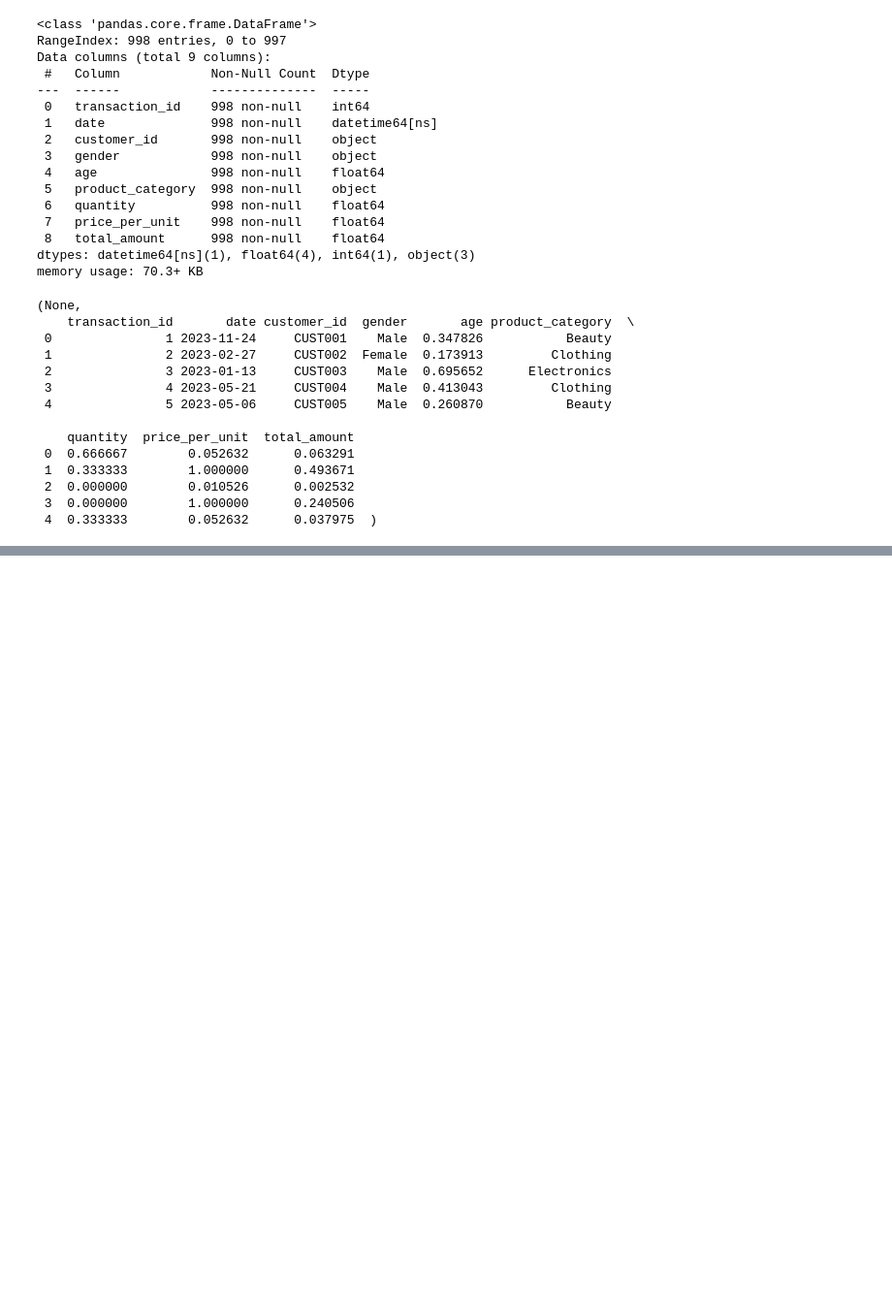
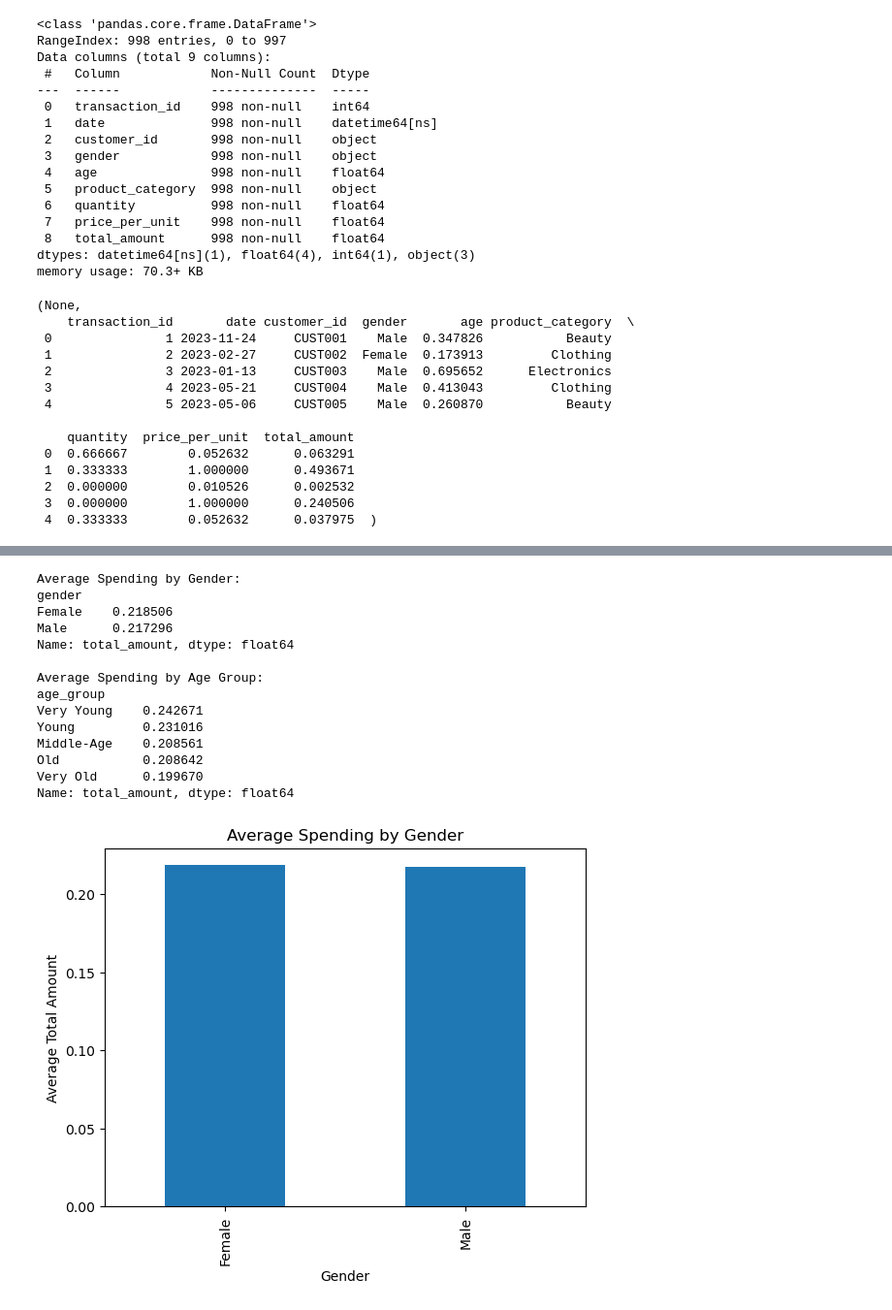
Before and after one commit to tazeenq/team27_project, a Jupyter notebook: src/project_code.ipynb, the cells around one changed output, grey strips where cells are left out. Shown at 97% size. Drawn from its saved outputs; the diff is of its cells as text; code cells hidden in the pictures; blank space fills up the shorter version.

```diff
--- a/src/project_code.ipynb
+++ b/src/project_code.ipynb
@@ -116,0 +205,37 @@ memory usage: 70.3+ KB
+# %%
+#Defining age groups
+normalized_dataset['age_group'] = pd.cut(normalized_dataset['age'], bins=5, labels=['Very Young', 'Young', 'Middle-Age', 'Old', 'Very Old'])
+
+#Aggregate total_amount by gender
+gender_avg = normalized_dataset.groupby('gender')['total_amount'].mean()
+print("Average Spending by Gender:")
+print(gender_avg)
+
+#Aggregate total_amount by age group
+age_group_avg = normalized_dataset.groupby('age_group')['total_amount'].mean()
+print("\nAverage Spending by Age Group:")
+print(age_group_avg)
+
+#Creating a bar plot for gender averages
+gender_avg.plot(kind='bar', title="Average Spending by Gender", ylabel="Average Total Amount", xlabel="Gender")
+plt.show()
+
+#Creating a bar plot for age group averages
+age_group_avg.plot(kind='bar', title="Average Spending by Age Group", ylabel="Average Total Amount", xlabel="Age Group")
+plt.show()
+# %% [output]
+Average Spending by Gender:
+gender
+Female    0.218506
+Male      0.217296
+Name: total_amount, dtype: float64
+
+Average Spending by Age Group:
+age_group
+Very Young    0.242671
+Young         0.231016
+Middle-Age    0.208561
+Old           0.208642
+Very Old      0.199670
+Name: total_amount, dtype: float64
+[figure, added]
```
Also changed, not shown: parts of 14 cells of this notebook.
